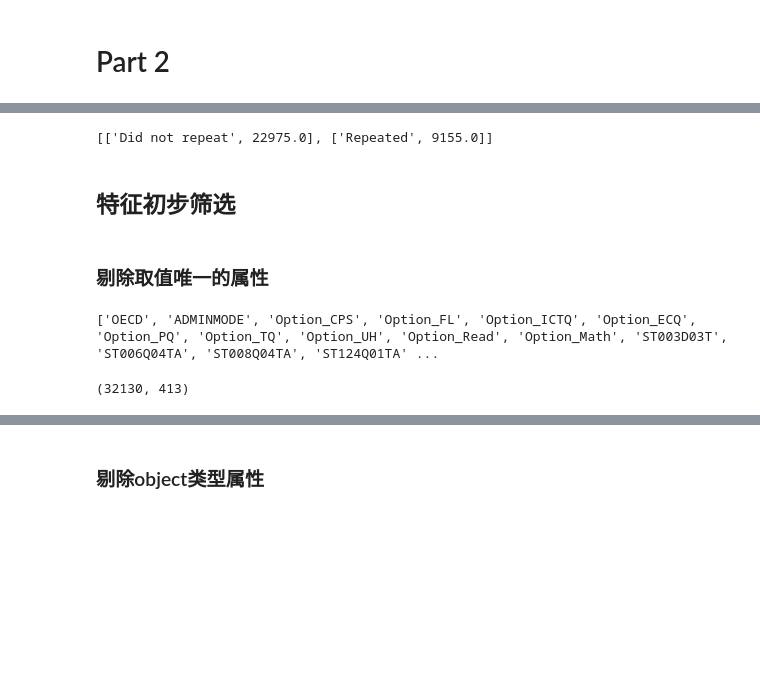
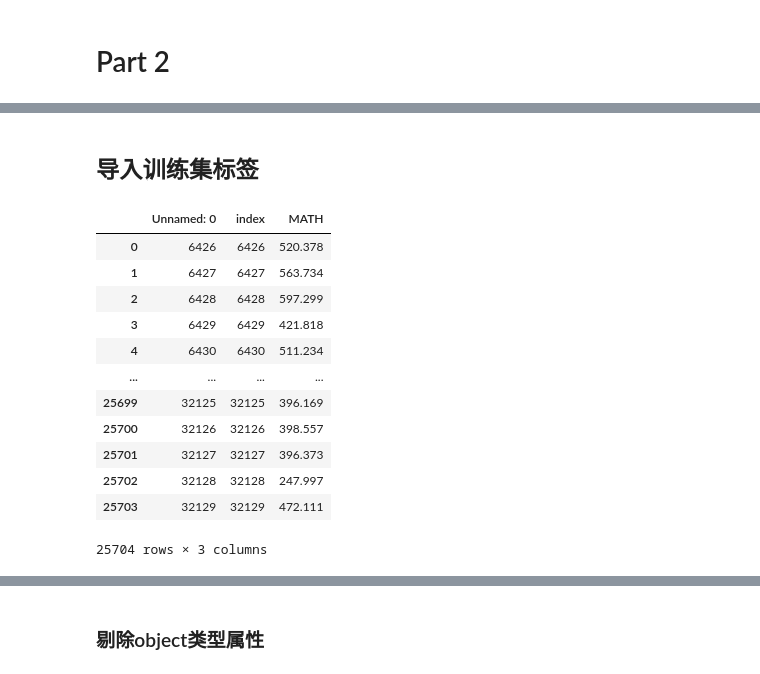
Before and after one commit to Umbreller-F/data-analysis-and-practice-3, a Jupyter notebook: exp4.ipynb, the cells around one changed output, grey strips where cells are left out. Drawn from its saved outputs; the diff is of its cells as text; code cells hidden in the pictures; blank space fills up the shorter version.

```diff
--- a/exp4.ipynb
+++ b/exp4.ipynb
@@ -261,20 +244,20 @@ datapair[1][1]/=1
-# %%
-print(datapair)
-# %% [output]
-[['Did not repeat', 22975.0], ['Repeated', 9155.0]]
 # %% [markdown]
-## 特征初步筛选
+## 导入训练集标签
-# %% [markdown]
-### 剔除取值唯一的属性
-# %%
-one_value_col = []
-for col in list(buffer.columns):
-    if len(buffer[col].unique()) == 1:
-        one_value_col.append(col)
-print(one_value_col)
-buffer = buffer.drop(one_value_col, axis=1)
-buffer.shape
-# one_value_col
-# %% [output]
-['OECD', 'ADMINMODE', 'Option_CPS', 'Option_FL', 'Option_ICTQ', 'Option_ECQ', 'Option_PQ', 'Option_TQ', 'Option_UH', 'Option_Read', 'Option_Math', 'ST003D03T', 'ST006Q04TA', 'ST008Q04TA', 'ST124Q01TA' ...
-(32130, 413)
+# %%
+labels = pd.read_csv('label_train.csv', header=0, encoding="utf-8", low_memory=False)
+# labels.set_index('Unnamed: 0', inplace=True)
+labels
+# %% [output]
+|  | Unnamed: 0 | index | MATH |
+| 0 | 6426 | 6426 | 520.378 |
+| 1 | 6427 | 6427 | 563.734 |
+| 2 | 6428 | 6428 | 597.299 |
+| 3 | 6429 | 6429 | 421.818 |
+| 4 | 6430 | 6430 | 511.234 |
+| ... | ... | ... | ... |
+| 25699 | 32125 | 32125 | 396.169 |
+| 25700 | 32126 | 32126 | 398.557 |
+| 25701 | 32127 | 32127 | 396.373 |
+| 25702 | 32128 | 32128 | 247.997 |
+| 25703 | 32129 | 32129 | 472.111 |
+25704 rows × 3 columns
```
Also changed, not shown: parts of 4 cells of this notebook.
